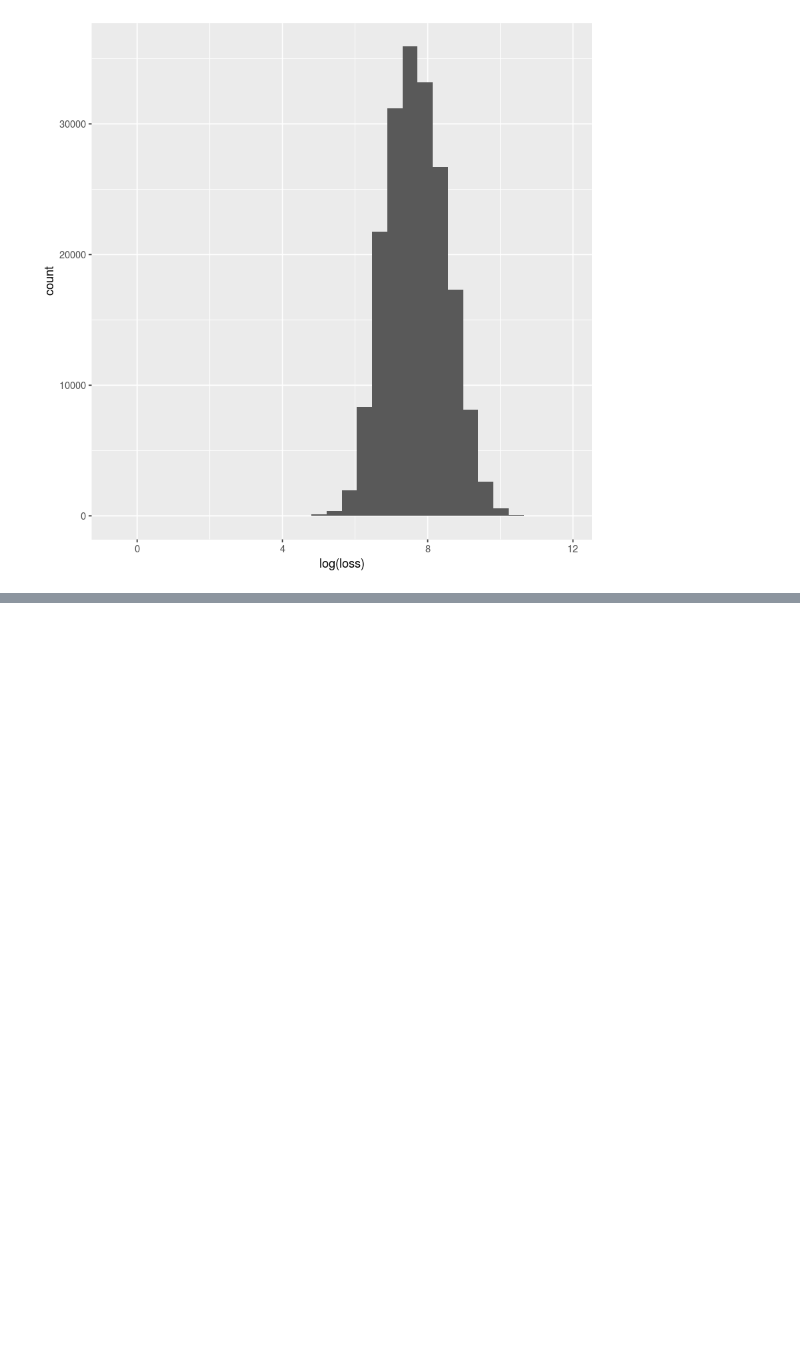
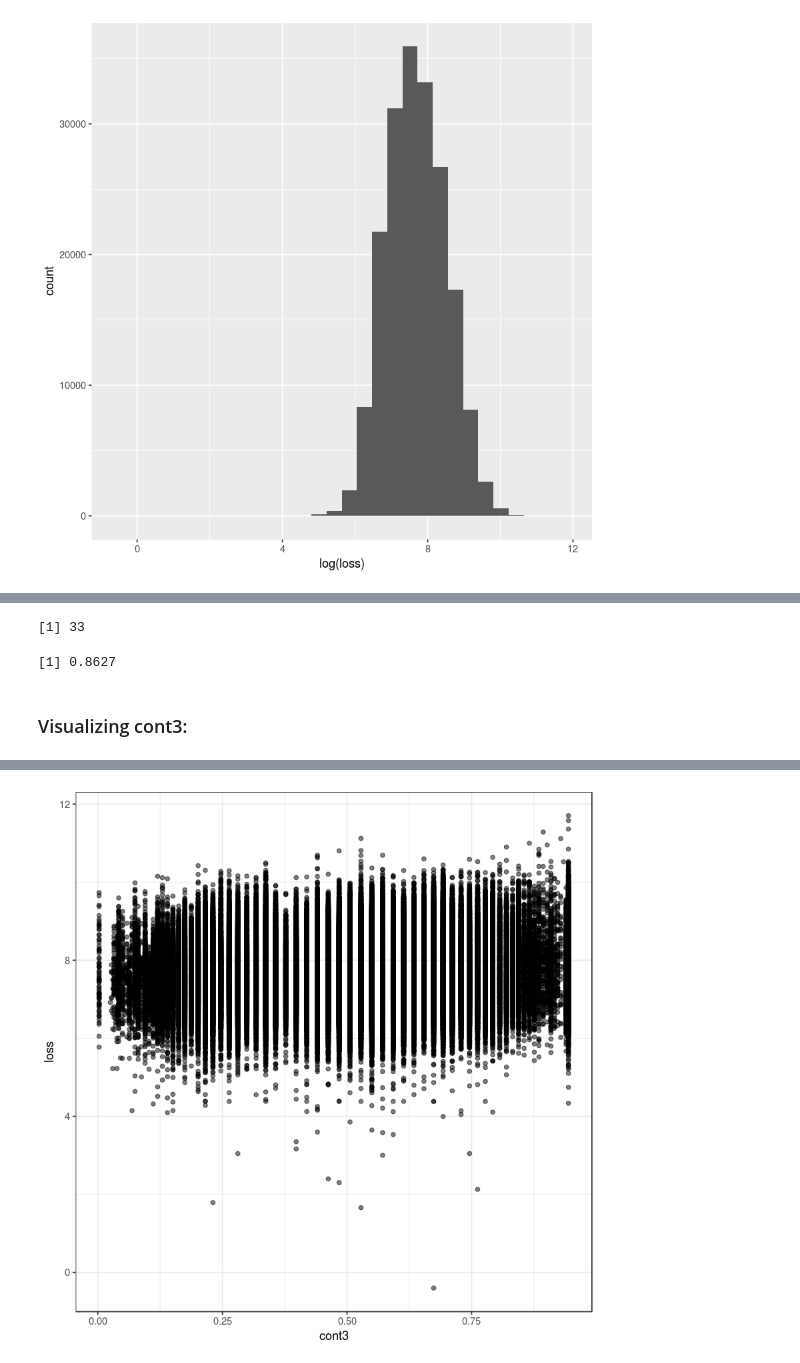
Before and after one commit to rahulremanan/HIMA, a Jupyter notebook: examples/Notebooks/06_Kaggle_Allstate_Claims_Severity/notebooks/01_Allstate_claims_severity_Exploratory_Data_Analysis.ipynb, the cells around one changed output, grey strips where cells are left out. Cells and saved outputs as stored; diff of their text form; code cells hidden in the pictures; blank space fills up the shorter version.

```diff
--- a/examples/Notebooks/06_Kaggle_Allstate_Claims_Severity/notebooks/01_Allstate_claims_severity_Exploratory_Data_Analysis.ipynb
+++ b/examples/Notebooks/06_Kaggle_Allstate_Claims_Severity/notebooks/01_Allstate_claims_severity_Exploratory_Data_Analysis.ipynb
@@ -180,0 +227,13 @@ ggplot(dt_train) + geom_histogram(mapping=aes(x=log(loss)))
+# %%
+length(unique(train_test$cont2))
+# %% [output]
+[1] 33
+# %%
+round( max(train_test$cont2), 4)
+# %% [output]
+[1] 0.8627
+# %% [markdown]
+### Visualizing cont3:
+# %%
+plotCrossPlots(train_test, "cont3")
+# %% [output]
@@ -180,0 +242 @@ ggplot(dt_train) + geom_histogram(mapping=aes(x=log(loss)))
+[figure, added]
```
Also changed, not shown: parts of 19 cells of this notebook.
